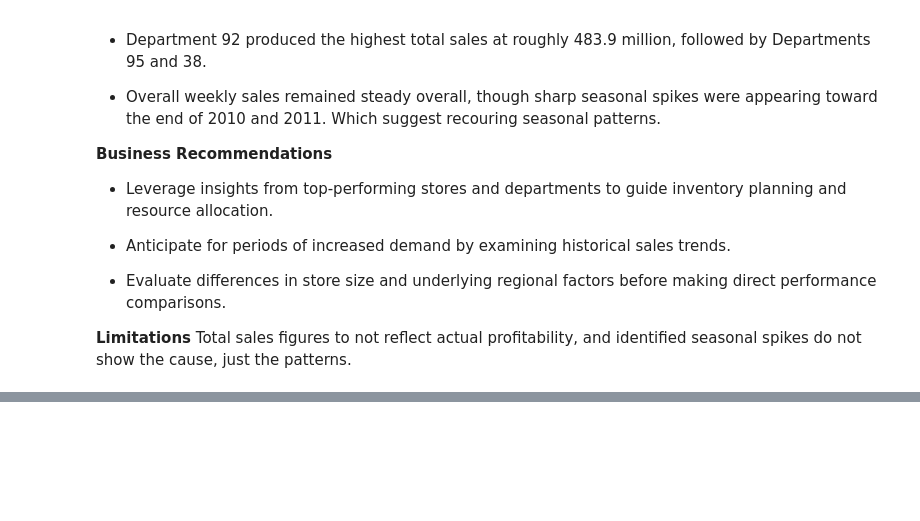
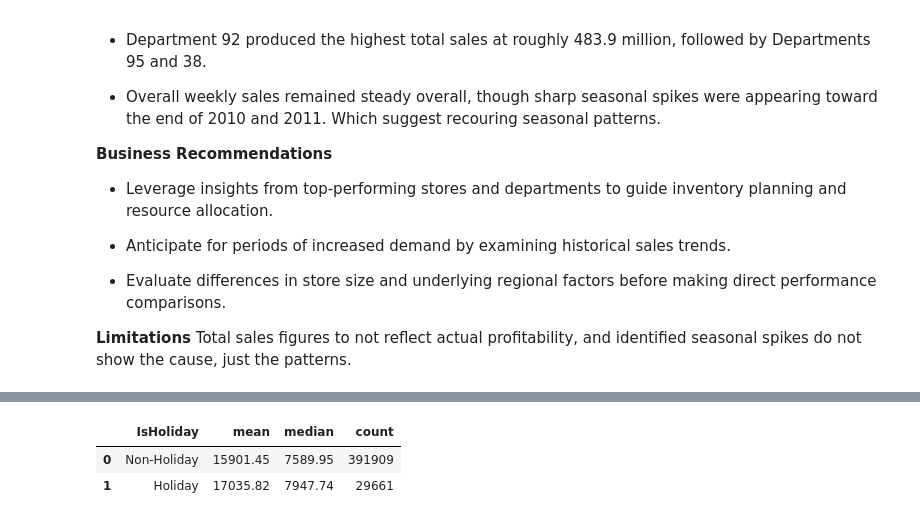
Before and after one commit to Mumtazib01/Retail-Sales-Advanced-Analytics, a Jupyter notebook: jupyter_notebooks/02_retail_sales_eda.ipynb, the cells around one changed output, grey strips where cells are left out. Saved outputs shown, nothing was run; the diff lists cells and outputs as text; code cells hidden in the pictures; blank space fills up the shorter version.

```diff
--- a/jupyter_notebooks/02_retail_sales_eda.ipynb
+++ b/jupyter_notebooks/02_retail_sales_eda.ipynb
@@ -235,0 +244,15 @@ Total sales figures to not reflect actual profitability, and identified seasonal
+# %%
+# Do a comparison of average sales during holiday and non-holiday weeks
+holiday_sales = (df.groupby("IsHoliday")["Weekly_Sales"]
+.aggregate(["mean", "median", "count"])
+.round(2)
+.reset_index())
+
+# Make the holiday labels easy to comprehend
+holiday_sales["IsHoliday"] = holiday_sales["IsHoliday"].map({False: "Non-Holiday", True: "Holiday"})
+
+holiday_sales
+# %% [output]
+|  | IsHoliday | mean | median | count |
+| 0 | Non-Holiday | 15901.45 | 7589.95 | 391909 |
+| 1 | Holiday | 17035.82 | 7947.74 | 29661 |
```
Also changed, not shown: parts of 6 cells of this notebook.
